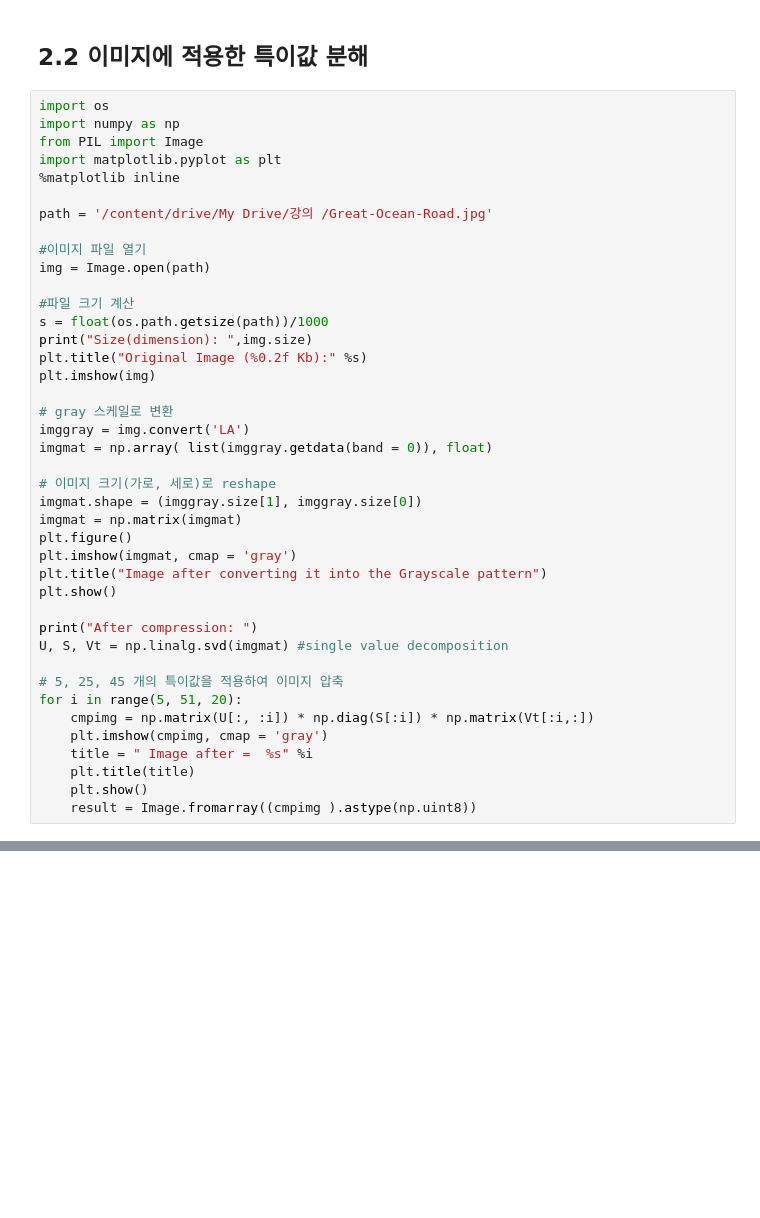
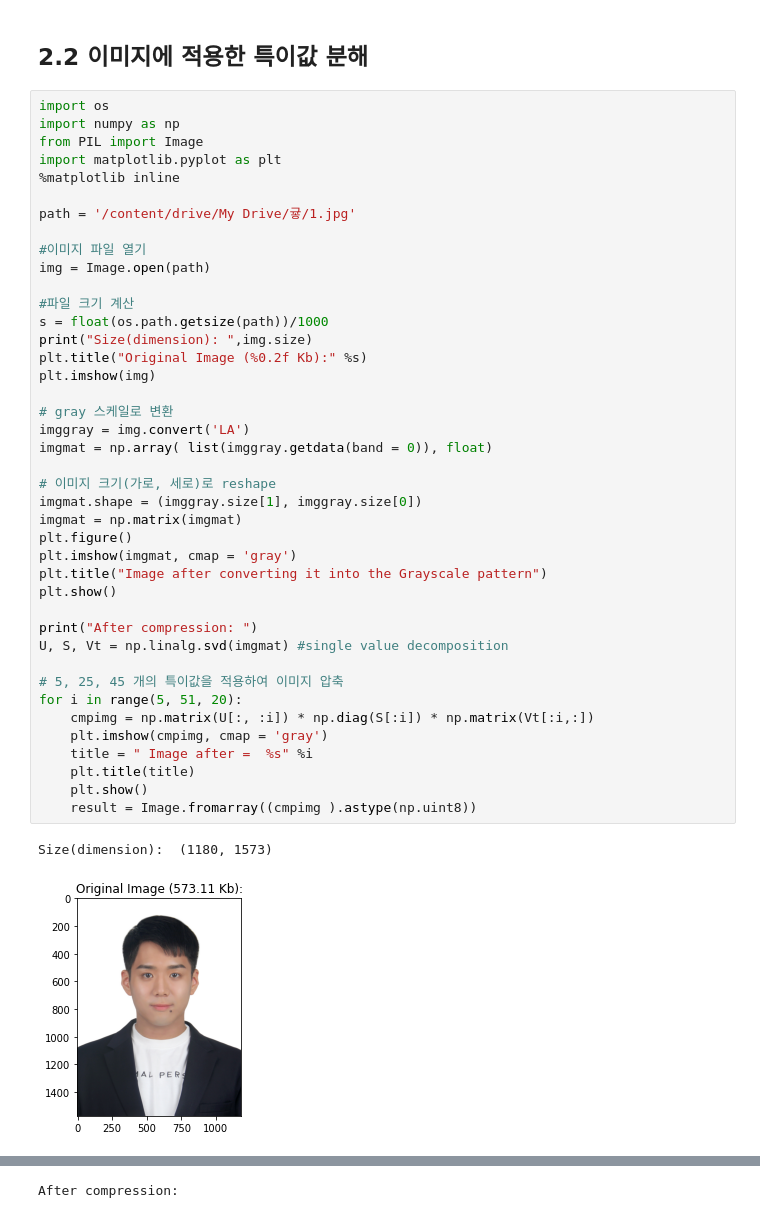
Before and after one commit to gyuholee94/NLP, a Jupyter notebook: Appendix_D_Linear_Algebra의_사본의_사본.ipynb, the cells around one changed output, grey strips where cells are left out. Drawn from its saved outputs; the diff is of its cells as text; blank space fills up the shorter version.

```diff
--- a/Appendix_D_Linear_Algebra의_사본의_사본.ipynb
+++ b/Appendix_D_Linear_Algebra의_사본의_사본.ipynb
@@ -106,37 +378,40 @@ from PIL import Image
 import matplotlib.pyplot as plt
 %matplotlib inline
 
-path = '/content/drive/My Drive/강의 /Great-Ocean-Road.jpg'
+path = '/content/drive/My Drive/귷/1.jpg'
 
 #이미지 파일 열기
 img = Image.open(path)
 
 #파일 크기 계산
 s = float(os.path.getsize(path))/1000
 print("Size(dimension): ",img.size)
 plt.title("Original Image (%0.2f Kb):" %s)
 plt.imshow(img)
 
 # gray 스케일로 변환
 imggray = img.convert('LA')
 imgmat = np.array( list(imggray.getdata(band = 0)), float)
 
 # 이미지 크기(가로, 세로)로 reshape
 imgmat.shape = (imggray.size[1], imggray.size[0])
 imgmat = np.matrix(imgmat)
 plt.figure()
 plt.imshow(imgmat, cmap = 'gray')
 plt.title("Image after converting it into the Grayscale pattern")
 plt.show()
 
 print("After compression: ")
 U, S, Vt = np.linalg.svd(imgmat) #single value decomposition
 
 # 5, 25, 45 개의 특이값을 적용하여 이미지 압축
 for i in range(5, 51, 20):
     cmpimg = np.matrix(U[:, :i]) * np.diag(S[:i]) * np.matrix(Vt[:i,:])
     plt.imshow(cmpimg, cmap = 'gray')
     title = " Image after =  %s" %i
     plt.title(title)
     plt.show()
     result = Image.fromarray((cmpimg ).astype(np.uint8))
+# %% [output]
+Size(dimension):  (1180, 1573)
+[figure, added]
@@ -142,0 +419 @@ for i in range(5, 51, 20):
+After compression:
```
Also changed, not shown: parts of 26 cells of this notebook.
